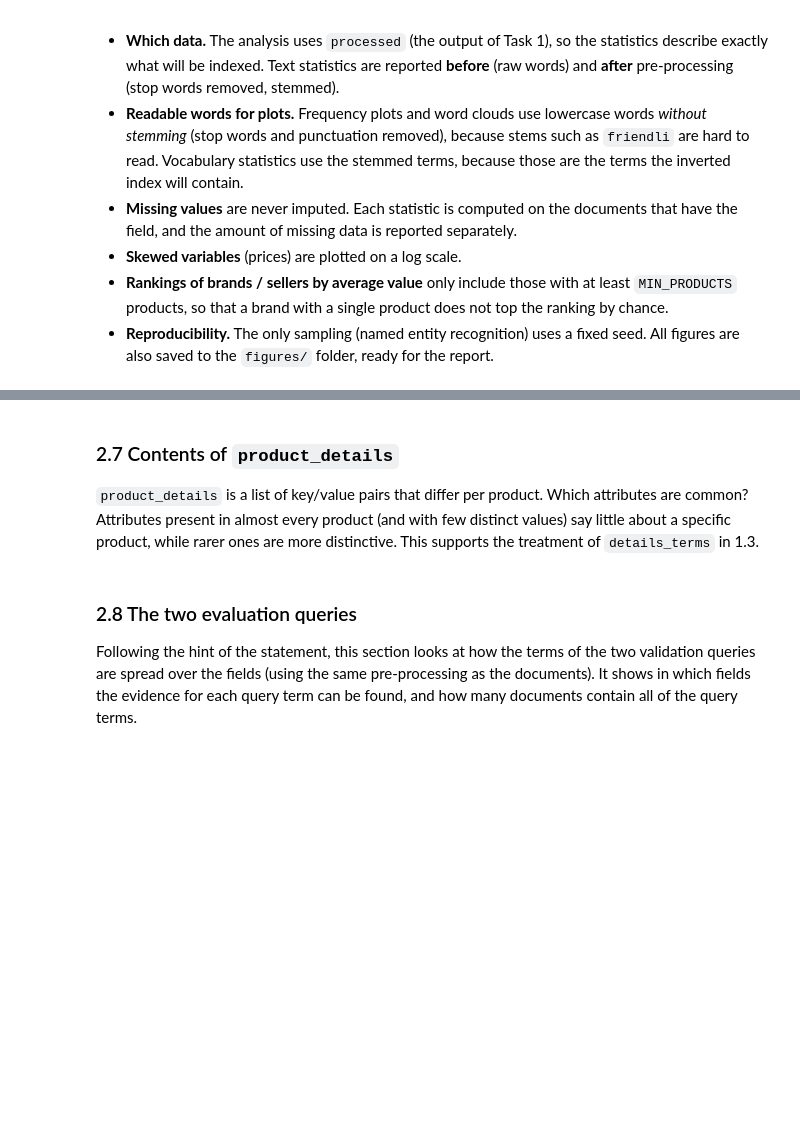
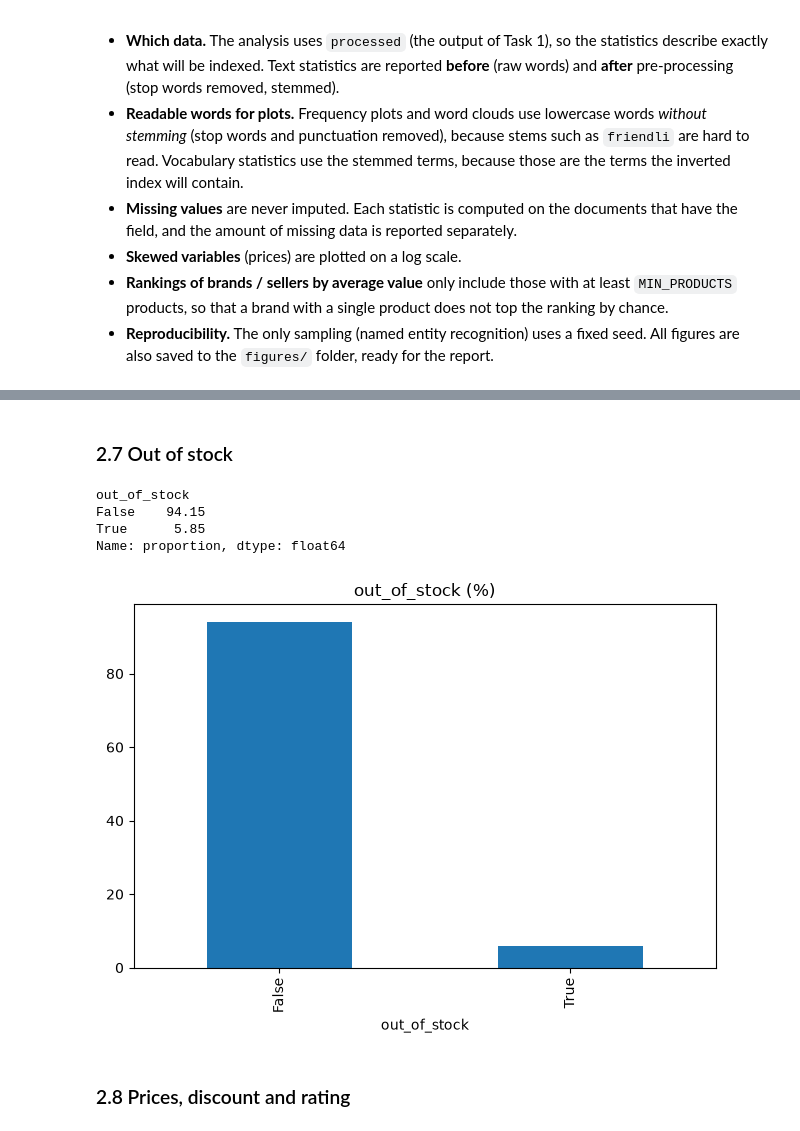
Before and after one commit to juliahupf/RIAW, a Jupyter notebook: project_progress/part_1/part1.ipynb, the cells around one changed output, grey strips where cells are left out. Cells and saved outputs as stored; diff of their text form; code cells hidden in the pictures; blank space fills up the shorter version.

```diff
--- a/project_progress/part_1/part1.ipynb
+++ b/project_progress/part_1/part1.ipynb
@@ -562,31 +429,16 @@ finish("price_discount_by_subcategory")
 # %% [markdown]
-### 2.7 Contents of `product_details`
-
-`product_details` is a list of key/value pairs that differ per product. Which attributes are common? Attributes present in almost every product (and with few distinct values) say little about a specific product, while rarer ones are more distinctive. This supports the treatment of `details_terms` in 1.3.
+### 2.7 Out of stock
 # %%
-flat_details = [flatten_details(d) for d in df["product_details"]]
-n_attrs = pd.Series([len(fd) for fd in flat_details])
-key_counter = Counter(k for fd in flat_details for k in fd)
-
-print(f"attributes per product: mean {n_attrs.mean():.1f}, median {n_attrs.median():.0f}, max {n_attrs.max()}; "
-      f"products without any: {(n_attrs == 0).sum()}")
-print(f"{len(key_counter)} distinct attribute names\n")
-
-key_table = pd.DataFrame({"products": pd.Series(key_counter)}).sort_values("products", ascending=False)
-key_table["% of products"] = (key_table["products"] / len(df) * 100).round(1)
-key_table["distinct values"] = [len({fd[k] for fd in flat_details if k in fd}) for k in key_table.index]
-display(key_table.head(15))
-
-fig, axes = plt.subplots(1, 2, figsize=(12, 5))
-for ax, key in zip(axes, ["Color", "Fabric"]):
-    values = Counter(fd[key] for fd in flat_details if key in fd)
-    if values:
-        plot_top(values, 12, f"Most common values of '{key}'", ax)
-    else:
-        ax.set_title(f"No '{key}' attribute found")
-finish("product_details_values")
+oos = df["out_of_stock"].value_counts(normalize=True) * 100
+print(oos.round(2))
+oos.plot(kind="bar"); plt.title("out_of_stock (%)")
+show("out_of_stock")
+# %% [output]
+out_of_stock
+False    94.15
+True      5.85
+Name: proportion, dtype: float64
+[figure, added]
 # %% [markdown]
-### 2.8 The two evaluation queries
-
-Following the hint of the statement, this section looks at how the terms of the two validation queries are spread over the fields (using the same pre-processing as the documents). It shows in which fields the evidence for each query term can be found, and how many documents contain all of the query terms.
+### 2.8 Prices, discount and rating
 # %%
```
Also changed, not shown: parts of 28 cells of this notebook, 13 other files.
